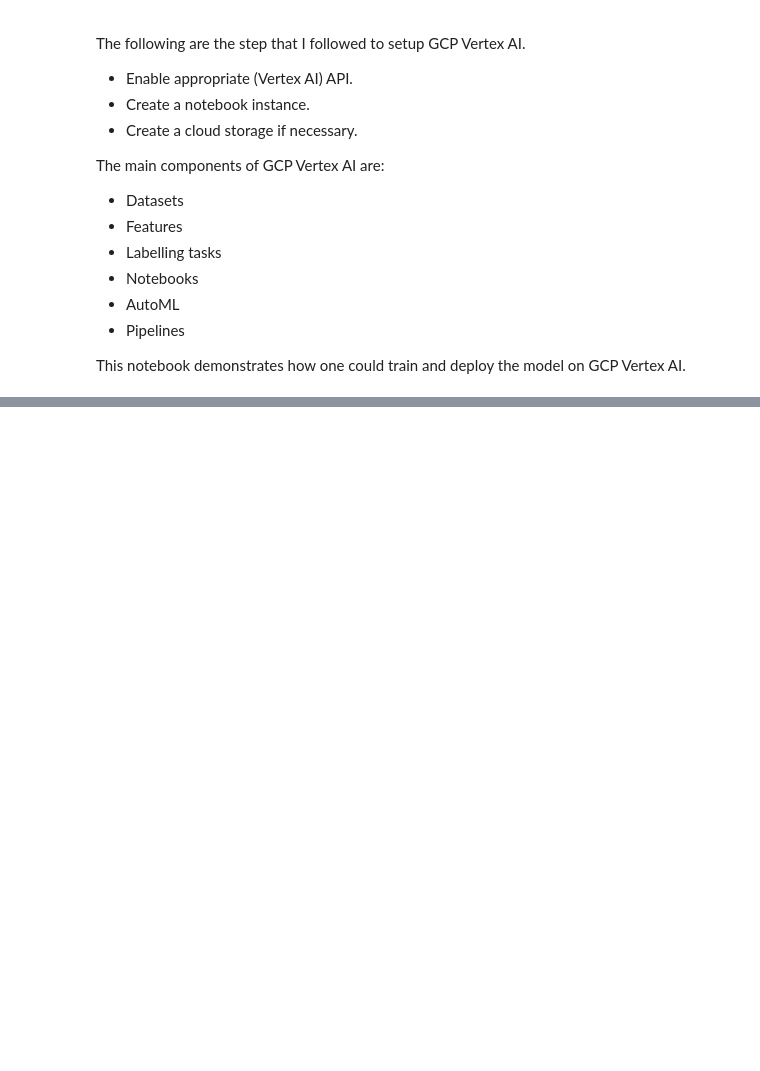
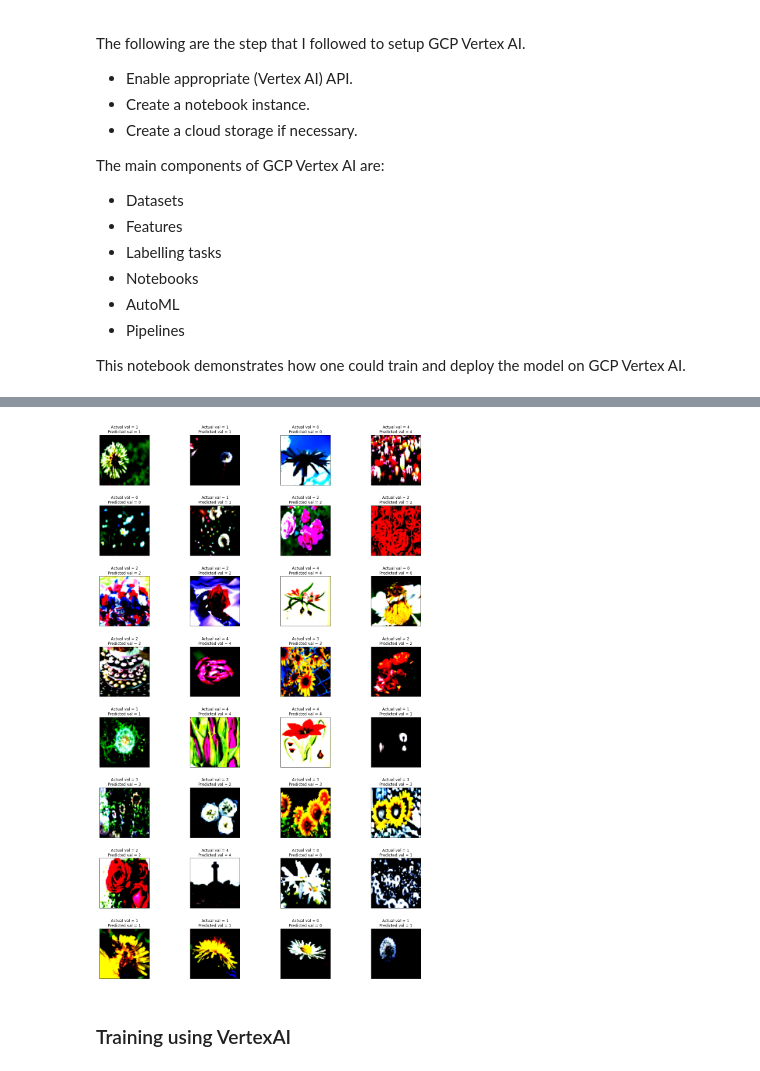
Before and after one commit to NikhilKamathB/Co-curricular, a Jupyter notebook: AI mini projects/Flower-recognizer/run.ipynb, the cells around one changed output, grey strips where cells are left out. Saved outputs shown, nothing was run; the diff lists cells and outputs as text; code cells hidden in the pictures; blank space fills up the shorter version.

```diff
--- a/AI mini projects/Flower-recognizer/run.ipynb
+++ b/AI mini projects/Flower-recognizer/run.ipynb
@@ -18,0 +41,13 @@ This notebook demonstrates how one could train and deploy the model on GCP Verte
+# %%
+train_loss, saved_path = train.Train(
+    model=MODEL,
+    train_loader=TRAIN_LOADER,
+    optimizer=OPTIMIZER,
+    criterion=CRITERION,
+    scheduler=SCHEDULER,
+    epochs=config.config.epochs,
+    device=DEVICE,
+    save_path_dir=config.config.save_path_dir,
+    verbose=config.config.verbose,
+    verbose_step=config.config.verbose_step
+).train()
@@ -19,3 +72,17 @@ This notebook demonstrates how one could train and deploy the model on GCP Verte
+# %%
+image_set, label_set, pred_set, model = test.Test(
+    model=MODEL,
+    test_loader=TEST_LOADER,
+    device=DEVICE,
+    save_path=saved_path,
+    test_run=config.config.test_run
+).test()
+# %%
+utils.plot_output(image_set, label_set, pred_set)
+# %% [output]
+[figure, added]
+# %% [markdown]
+### Training using VertexAI
 # %%
 # Cell must be executed  only if you are using google colab or local system.
 import sys
```
Also changed, not shown: parts of 19 cells of this notebook, 12 other files.
